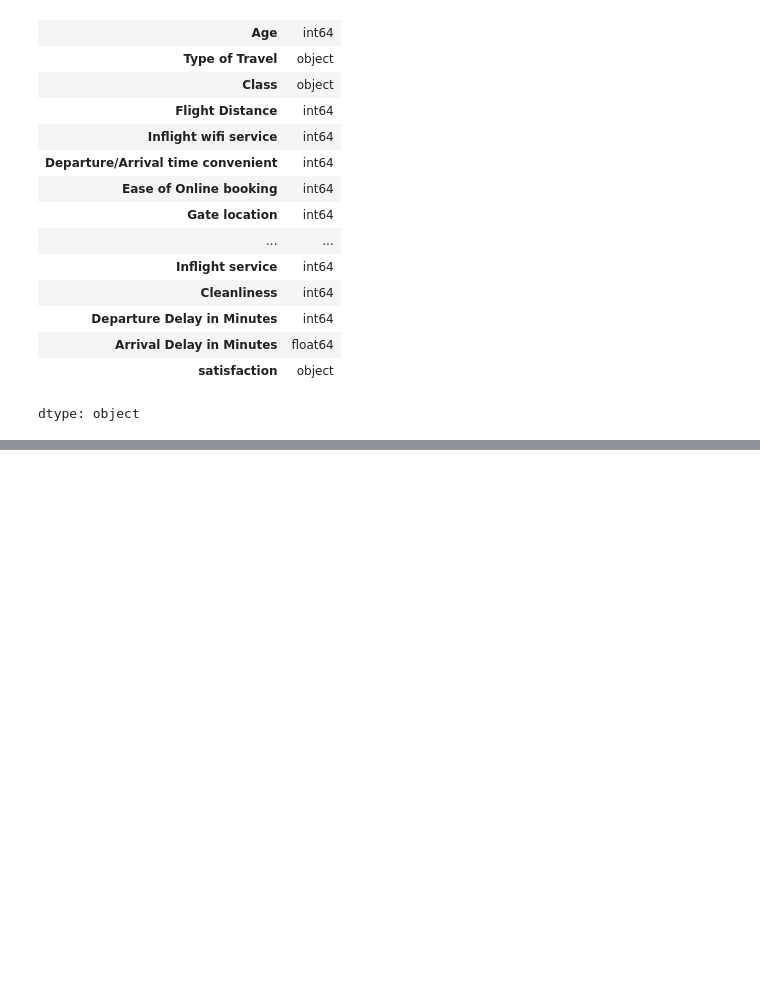
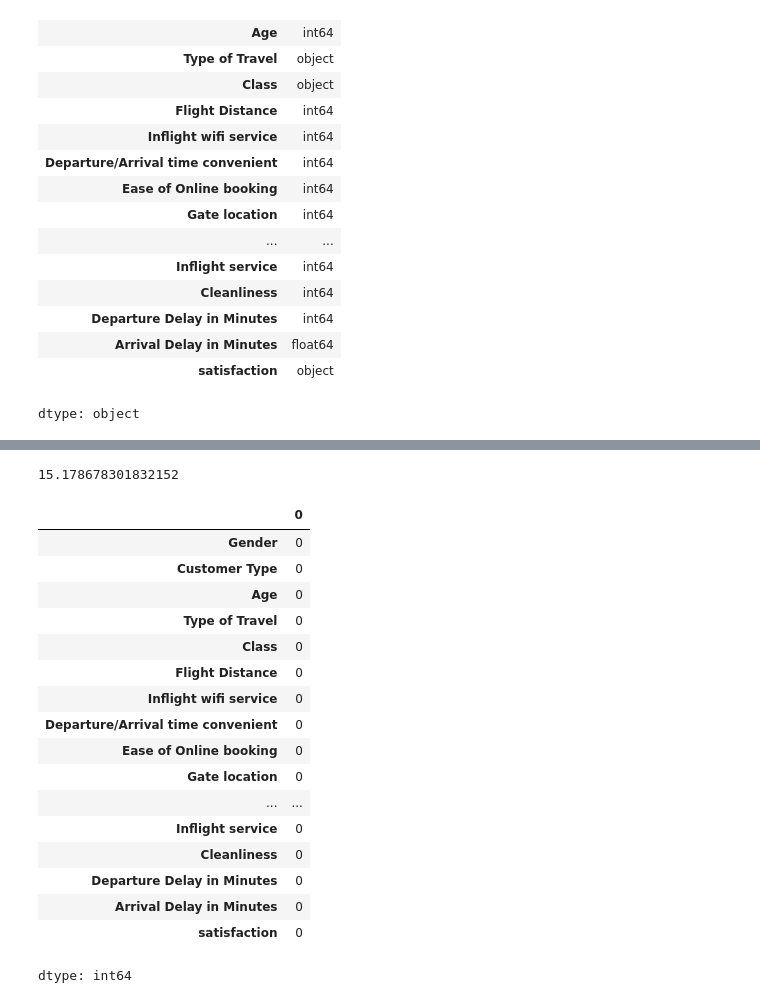
Before and after one commit to plavez/Jupyter, a Jupyter notebook: Airline_Passenger_Satisfaction.ipynb, the cells around one changed output, grey strips where cells are left out. Cells and saved outputs as stored; diff of their text form; code cells hidden in the pictures; blank space fills up the shorter version.

```diff
--- a/Airline_Passenger_Satisfaction.ipynb
+++ b/Airline_Passenger_Satisfaction.ipynb
@@ -77,0 +138,27 @@ dtype: object
+# %%
+df['Arrival Delay in Minutes'].mean()
+# %% [output]
+15.178678301832152
+# %%
+df['Arrival Delay in Minutes'].fillna(df['Arrival Delay in Minutes'].mean(),inplace=True)
+# %%
+df.isnull().sum()
+# %% [output]
+|  | 0 |
+| Gender | 0 |
+| Customer Type | 0 |
+| Age | 0 |
+| Type of Travel | 0 |
+| Class | 0 |
+| Flight Distance | 0 |
+| Inflight wifi service | 0 |
+| Departure/Arrival time convenient | 0 |
+| Ease of Online booking | 0 |
+| Gate location | 0 |
+| ... | ... |
+| Inflight service | 0 |
+| Cleanliness | 0 |
+| Departure Delay in Minutes | 0 |
+| Arrival Delay in Minutes | 0 |
+| satisfaction | 0 |
+dtype: int64
```
Also changed, not shown: parts of 4 cells of this notebook.
